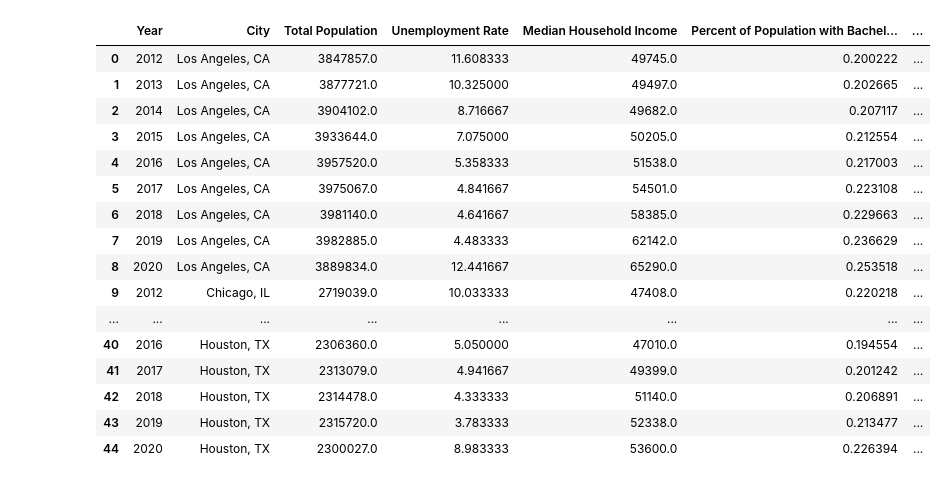
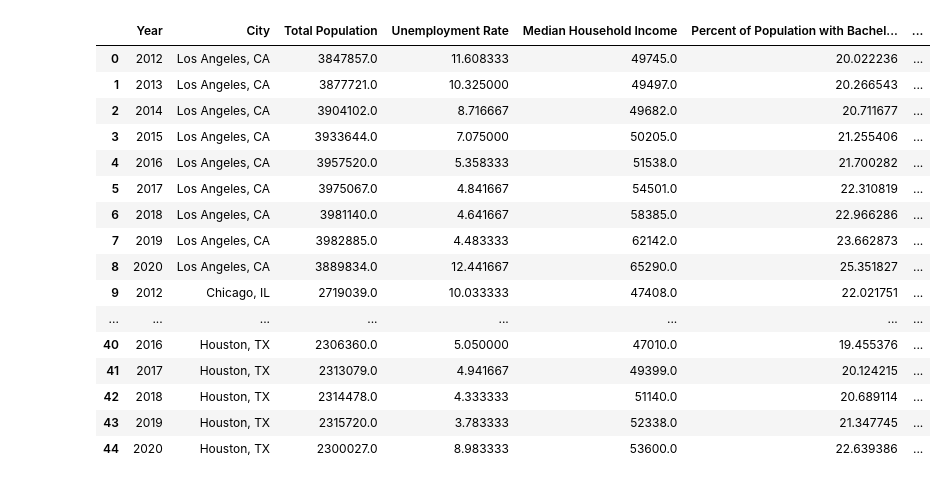
Before and after one commit to NTajalli/Analysis-of-Housing-Prices, a Jupyter notebook: Analysis.ipynb, the cells around one changed output. Drawn from its saved outputs; the diff is of its cells as text; code cells hidden in the pictures.

```diff
--- a/Analysis.ipynb
+++ b/Analysis.ipynb
@@ -54,7 +65,6 @@ def drop_invalid(df):
     df['City'] = cities
     return df.drop('variable',axis=1)
 
-pd.set_option('display.max_rows', 500)
 
 # Read the data
 df = pd.read_csv('demographics.csv')
@@ -141,48 +151,48 @@ df = pd.melt(df, id_vars=['Year', 'Population under poverty line', 'Population w
                                                         'Chicago Count_Person',
                                                       'New York City Count_Person',
                                                         'Dallas Count_Person',
                                                         'Houston Count_Person'])
 df = drop_invalid(df)
 df = pd.melt(df, id_vars=['Year', 'Population under poverty line', 'Population with Bachelors or Higher', 'Total Population', 'City',
                         'Los Angeles Median_Income_Household',
                         'Chicago Median_Income_Household',
                         'New York City Median_Income_Household',
                         'Dallas Median_Income_Household', 'Houston Median_Income_Household'],
              value_name='Unemployment Rate', value_vars=['Los Angeles UnemploymentRate_Person',
                                                         'Chicago UnemploymentRate_Person',
                                                         'New York City UnemploymentRate_Person',
                                                         'Dallas UnemploymentRate_Person', 'Houston UnemploymentRate_Person'])
 df = drop_invalid(df)
 df = pd.melt(df, id_vars=['Year', 'City', 'Population under poverty line', 'Population with Bachelors or Higher', 'Total Population', 'Unemployment Rate'],
              value_name='Median Household Income', value_vars=['Los Angeles Median_Income_Household',
                                    'Chicago Median_Income_Household',
                                    'New York City Median_Income_Household',
                                    'Dallas Median_Income_Household', 'Houston Median_Income_Household'])
 df = drop_invalid(df)
 
 for index, row in df.iterrows():
     if (pd.isna(row['Population with Bachelors or Higher']) or pd.isna(row['Total Population']) or pd.isna(row['Unemployment Rate']) or pd.isna(row['Median Household Income'])):
         df = df.drop(index)
 df = df.reset_index().drop('index', axis=1)
-df['Percent of Population with Bachelors or Higher'] = df['Population with Bachelors or Higher'] / df['Total Population']
-df['Percent of Population Under Poverty Line'] = df['Population under poverty line'] / df['Total Population']
+df['Percent of Population with Bachelors or Higher'] = 100 * df['Population with Bachelors or Higher'] / df['Total Population']
+df['Percent of Population Under Poverty Line'] = 100 * df['Population under poverty line'] / df['Total Population']
 df = df.drop('Population with Bachelors or Higher', axis=1).drop('Population under poverty line', axis=1)
 df
 # %% [output]
 |  | Year | City | Total Population | Unemployment Rate | Median Household Income | Percent of Population with Bachel... | ... |
-| 0 | 2012 | Los Angeles, CA | 3847857.0 | 11.608333 | 49745.0 | 0.200222 | ... |
-| 1 | 2013 | Los Angeles, CA | 3877721.0 | 10.325000 | 49497.0 | 0.202665 | ... |
-| 2 | 2014 | Los Angeles, CA | 3904102.0 | 8.716667 | 49682.0 | 0.207117 | ... |
-| 3 | 2015 | Los Angeles, CA | 3933644.0 | 7.075000 | 50205.0 | 0.212554 | ... |
-| 4 | 2016 | Los Angeles, CA | 3957520.0 | 5.358333 | 51538.0 | 0.217003 | ... |
-| 5 | 2017 | Los Angeles, CA | 3975067.0 | 4.841667 | 54501.0 | 0.223108 | ... |
-| 6 | 2018 | Los Angeles, CA | 3981140.0 | 4.641667 | 58385.0 | 0.229663 | ... |
-| 7 | 2019 | Los Angeles, CA | 3982885.0 | 4.483333 | 62142.0 | 0.236629 | ... |
-| 8 | 2020 | Los Angeles, CA | 3889834.0 | 12.441667 | 65290.0 | 0.253518 | ... |
-| 9 | 2012 | Chicago, IL | 2719039.0 | 10.033333 | 47408.0 | 0.220218 | ... |
+| 0 | 2012 | Los Angeles, CA | 3847857.0 | 11.608333 | 49745.0 | 20.022236 | ... |
+| 1 | 2013 | Los Angeles, CA | 3877721.0 | 10.325000 | 49497.0 | 20.266543 | ... |
+| 2 | 2014 | Los Angeles, CA | 3904102.0 | 8.716667 | 49682.0 | 20.711677 | ... |
+| 3 | 2015 | Los Angeles, CA | 3933644.0 | 7.075000 | 50205.0 | 21.255406 | ... |
+| 4 | 2016 | Los Angeles, CA | 3957520.0 | 5.358333 | 51538.0 | 21.700282 | ... |
+| 5 | 2017 | Los Angeles, CA | 3975067.0 | 4.841667 | 54501.0 | 22.310819 | ... |
+| 6 | 2018 | Los Angeles, CA | 3981140.0 | 4.641667 | 58385.0 | 22.966286 | ... |
+| 7 | 2019 | Los Angeles, CA | 3982885.0 | 4.483333 | 62142.0 | 23.662873 | ... |
+| 8 | 2020 | Los Angeles, CA | 3889834.0 | 12.441667 | 65290.0 | 25.351827 | ... |
+| 9 | 2012 | Chicago, IL | 2719039.0 | 10.033333 | 47408.0 | 22.021751 | ... |
 | ... | ... | ... | ... | ... | ... | ... | ... |
-| 40 | 2016 | Houston, TX | 2306360.0 | 5.050000 | 47010.0 | 0.194554 | ... |
-| 41 | 2017 | Houston, TX | 2313079.0 | 4.941667 | 49399.0 | 0.201242 | ... |
-| 42 | 2018 | Houston, TX | 2314478.0 | 4.333333 | 51140.0 | 0.206891 | ... |
-| 43 | 2019 | Houston, TX | 2315720.0 | 3.783333 | 52338.0 | 0.213477 | ... |
-| 44 | 2020 | Houston, TX | 2300027.0 | 8.983333 | 53600.0 | 0.226394 | ... |
+| 40 | 2016 | Houston, TX | 2306360.0 | 5.050000 | 47010.0 | 19.455376 | ... |
+| 41 | 2017 | Houston, TX | 2313079.0 | 4.941667 | 49399.0 | 20.124215 | ... |
+| 42 | 2018 | Houston, TX | 2314478.0 | 4.333333 | 51140.0 | 20.689114 | ... |
+| 43 | 2019 | Houston, TX | 2315720.0 | 3.783333 | 52338.0 | 21.347745 | ... |
+| 44 | 2020 | Houston, TX | 2300027.0 | 8.983333 | 53600.0 | 22.639386 | ... |
```
Also changed, not shown: parts of 11 cells of this notebook.
